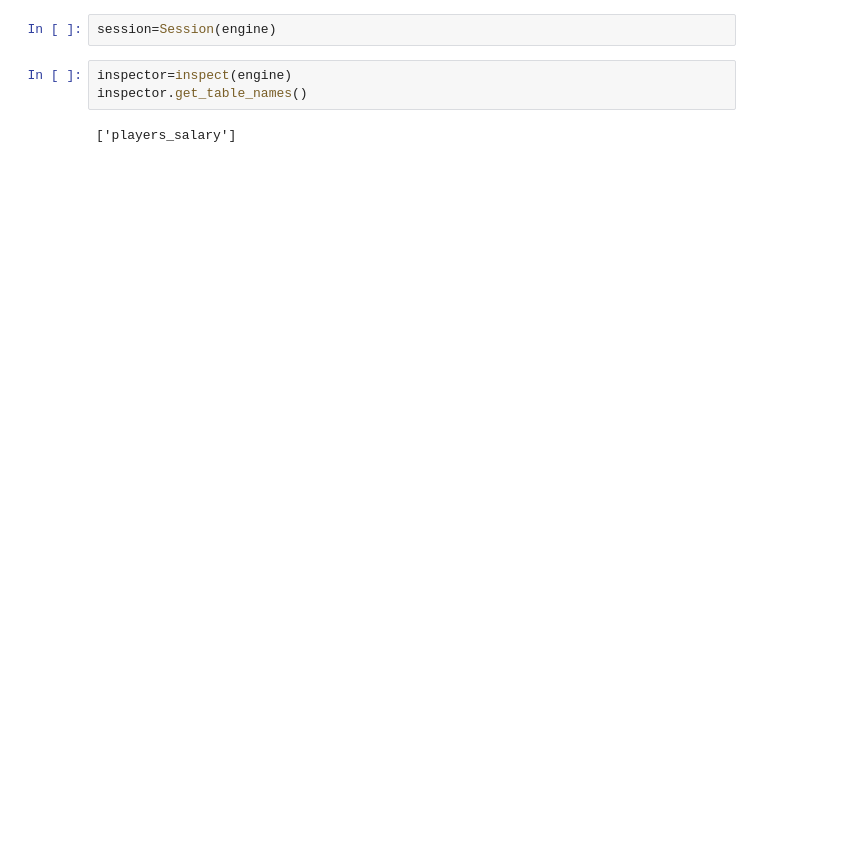
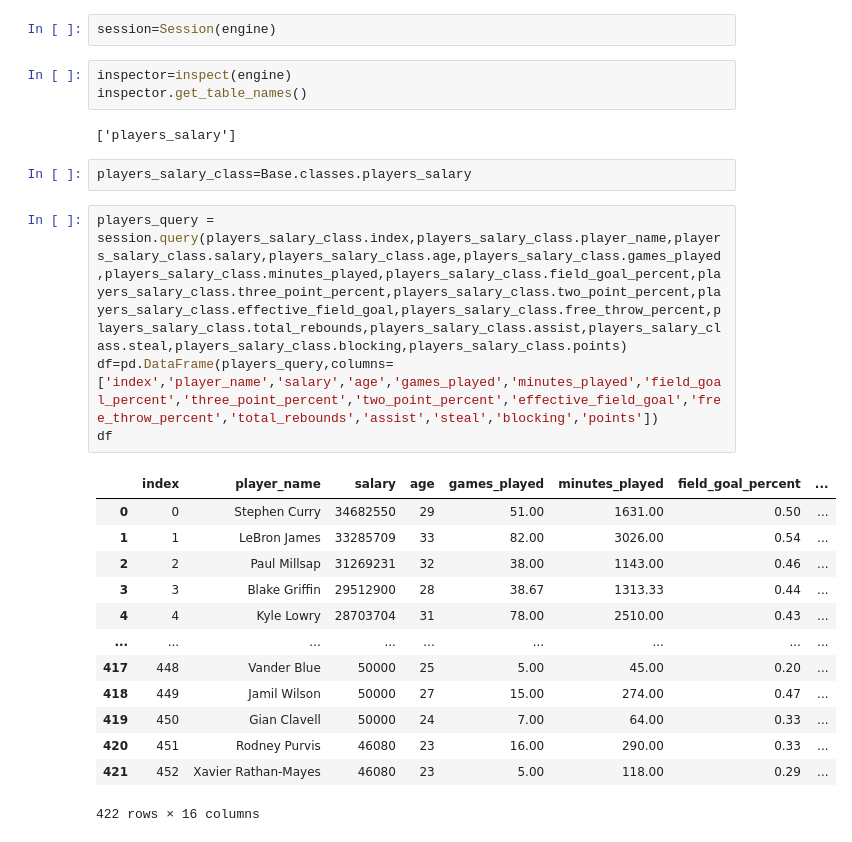
Before and after one commit to mwhar/datarobots-project4, a Jupyter notebook: supervised_analysis (Jaiek)/supervised_analysis.ipynb, the cells around one changed output. Cells and saved outputs as stored; diff of their text form; blank space fills up the shorter version.

```diff
--- a/supervised_analysis (Jaiek)/supervised_analysis.ipynb
+++ b/supervised_analysis (Jaiek)/supervised_analysis.ipynb
@@ -24,3 +33,23 @@ inspector=inspect(engine)
 inspector.get_table_names()
 # %% [output]
 ['players_salary']
+# %%
+players_salary_class=Base.classes.players_salary
+# %%
+players_query = session.query(players_salary_class.index,players_salary_class.player_name,players_salary_class.salary,players_salary_class.age,players_salary_class.games_played,players_salary_class.minutes_played,players_salary_class.field_goal_percent,players_salary_class.three_point_percent,players_salary_class.two_point_percent,players_salary_class.effective_field_goal,players_salary_class.free_throw_percent,players_salary_class.total_rebounds,players_salary_class.assist,players_salary_class.steal,players_salary_class.blocking,players_salary_class.points)
+df=pd.DataFrame(players_query,columns=['index','player_name','salary','age','games_played','minutes_played','field_goal_percent','three_point_percent','two_point_percent','effective_field_goal','free_throw_percent','total_rebounds','assist','steal','blocking','points'])
+df
+# %% [output]
+|  | index | player_name | salary | age | games_played | minutes_played | field_goal_percent | ... |
+| 0 | 0 | Stephen Curry | 34682550 | 29 | 51.00 | 1631.00 | 0.50 | ... |
+| 1 | 1 | LeBron James | 33285709 | 33 | 82.00 | 3026.00 | 0.54 | ... |
+| 2 | 2 | Paul Millsap | 31269231 | 32 | 38.00 | 1143.00 | 0.46 | ... |
+| 3 | 3 | Blake Griffin | 29512900 | 28 | 38.67 | 1313.33 | 0.44 | ... |
+| 4 | 4 | Kyle Lowry | 28703704 | 31 | 78.00 | 2510.00 | 0.43 | ... |
+| ... | ... | ... | ... | ... | ... | ... | ... | ... |
+| 417 | 448 | Vander Blue | 50000 | 25 | 5.00 | 45.00 | 0.20 | ... |
+| 418 | 449 | Jamil Wilson | 50000 | 27 | 15.00 | 274.00 | 0.47 | ... |
+| 419 | 450 | Gian Clavell | 50000 | 24 | 7.00 | 64.00 | 0.33 | ... |
+| 420 | 451 | Rodney Purvis | 46080 | 23 | 16.00 | 290.00 | 0.33 | ... |
+| 421 | 452 | Xavier Rathan-Mayes | 46080 | 23 | 5.00 | 118.00 | 0.29 | ... |
+422 rows × 16 columns
```
Also changed, not shown: parts of 6 cells of this notebook, 1 other file.
